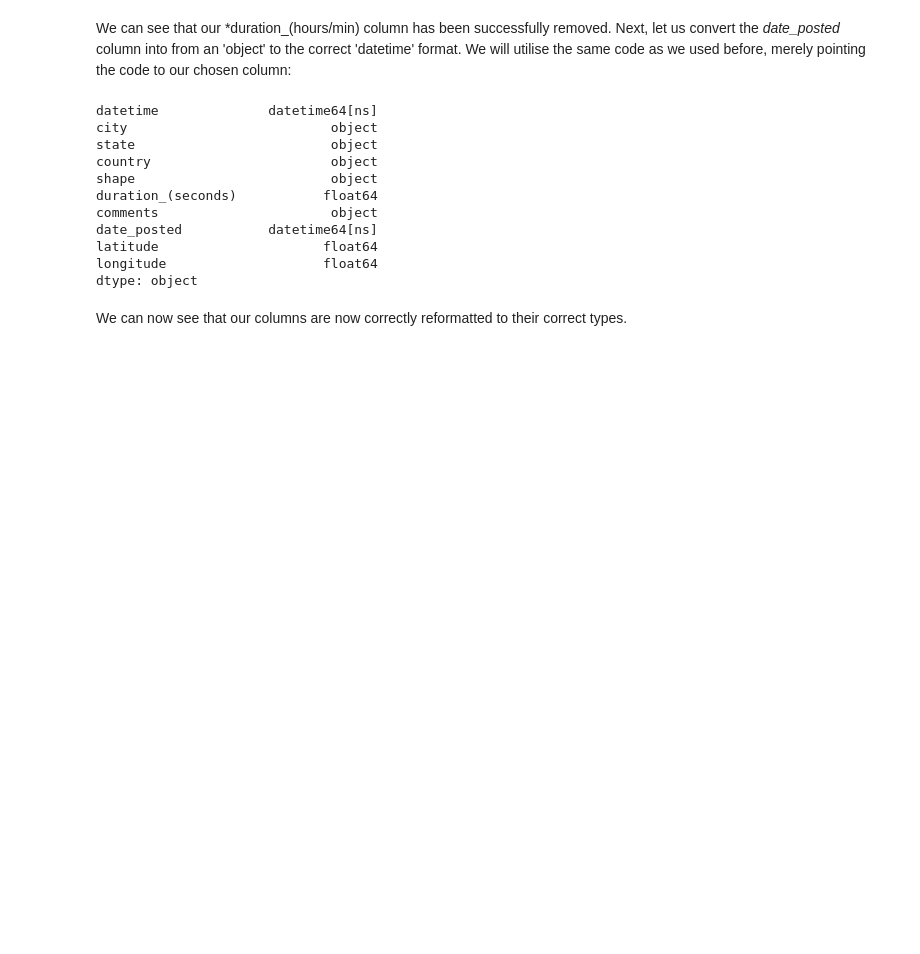
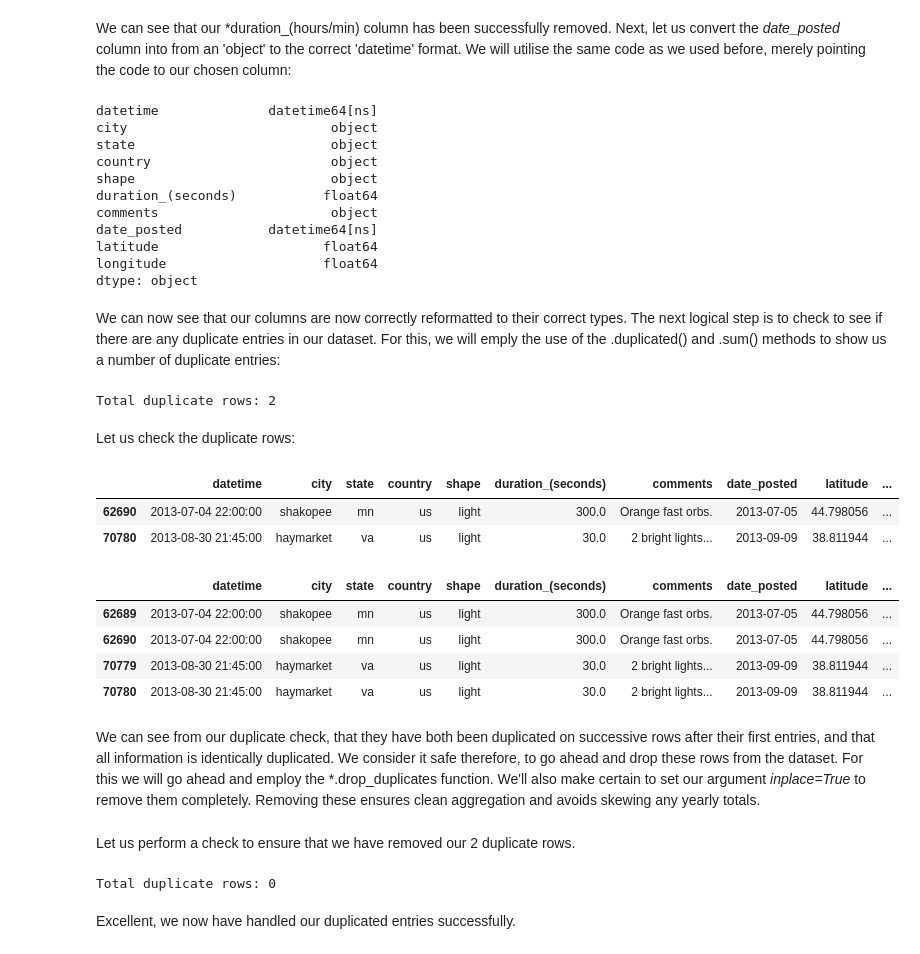
Before and after one commit to Richard-wv/stress_sighting_hypothesis, a Jupyter notebook: jupyter_notebooks/1_data_cleaning.ipynb, the cells around one changed output. Cells and saved outputs as stored; diff of their text form; code cells hidden in the pictures; blank space fills up the shorter version.

Commit message:
chore(data cleaning) remove duplicate rows

```diff
--- a/jupyter_notebooks/1_data_cleaning.ipynb
+++ b/jupyter_notebooks/1_data_cleaning.ipynb
@@ -446,3 +446,30 @@ longitude                    float64
 dtype: object
 # %% [markdown]
 We can now see that our columns are now correctly reformatted to their correct types.
+The next logical step is to check to see if there are any duplicate entries in our dataset. For this, we will emply the use of the .duplicated() and .sum() methods to show us a number of duplicate entries:
+# %%
+# Count total duplicates (excluding index)
+duplicate_count = df.duplicated().sum()
+print(f"Total duplicate rows: {duplicate_count}")
+# %% [output]
+Total duplicate rows: 2
+# %% [markdown]
+Let us check the duplicate rows:
+# %%
+# Show actual duplicate rows
+df[df.duplicated()]
+# %% [output]
+|  | datetime | city | state | country | shape | duration_(seconds) | comments | date_posted | latitude | ... |
+| 62690 | 2013-07-04 22:00:00 | shakopee | mn | us | light | 300.0 | Orange fast orbs. | 2013-07-05 | 44.798056 | ... |
+| 70780 | 2013-08-30 21:45:00 | haymarket | va | us | light | 30.0 | 2 bright lights... | 2013-09-09 | 38.811944 | ... |
+# %%
+df[df.duplicated(keep=False)]  # Show all duplicates, including the first occurrence
+# %% [output]
+|  | datetime | city | state | country | shape | duration_(seconds) | comments | date_posted | latitude | ... |
+| 62689 | 2013-07-04 22:00:00 | shakopee | mn | us | light | 300.0 | Orange fast orbs. | 2013-07-05 | 44.798056 | ... |
+| 62690 | 2013-07-04 22:00:00 | shakopee | mn | us | light | 300.0 | Orange fast orbs. | 2013-07-05 | 44.798056 | ... |
+| 70779 | 2013-08-30 21:45:00 | haymarket | va | us | light | 30.0 | 2 bright lights... | 2013-09-09 | 38.811944 | ... |
+| 70780 | 2013-08-30 21:45:00 | haymarket | va | us | light | 30.0 | 2 bright lights... | 2013-09-09 | 38.811944 | ... |
+# %% [markdown]
+We can see from our duplicate check, that they have both been duplicated on successive rows after their first entries, and that all information is identically duplicated. We consider it safe therefore, to go ahead and drop these rows from the dataset.
+For this we will go ahead and employ the *.drop_duplicates function. We'll also make certain to set our argument *inplace=True* to remove them completely. Removing these ensures clean aggregation and avoids skewing any yearly totals.
@@ -448,0 +479,10 @@ We can now see that our columns are now correctly reformatted to their correct t
+# %% [markdown]
+Let us perform a check to ensure that we have removed our 2 duplicate rows.
+# %%
+# Count total duplicates (excluding index)
+duplicate_count = df.duplicated().sum()
+print(f"Total duplicate rows: {duplicate_count}")
+# %% [output]
+Total duplicate rows: 0
+# %% [markdown]
+Excellent, we now have handled our duplicated entries successfully.
```
Also changed, not shown: parts of 1 cell of this notebook.
